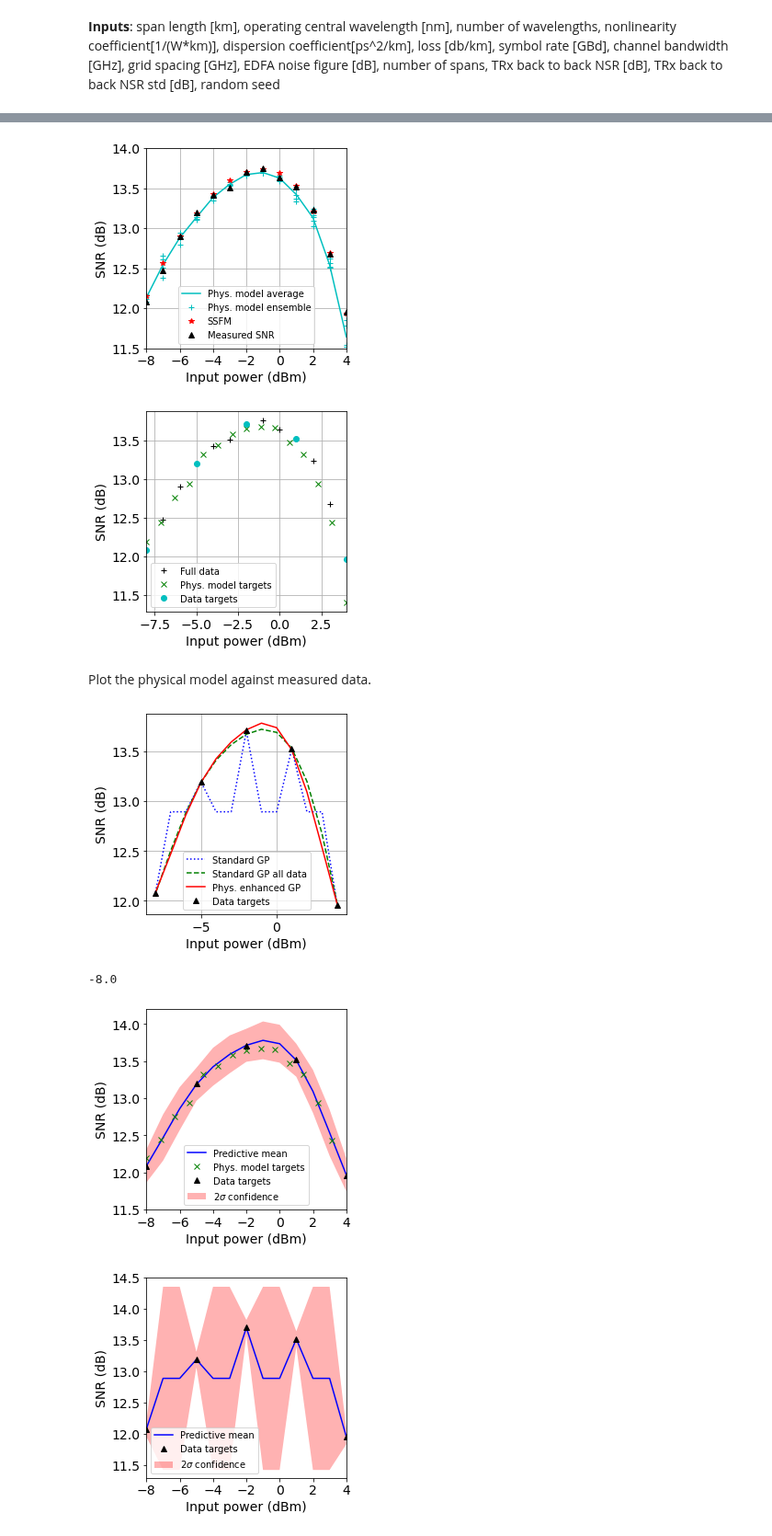
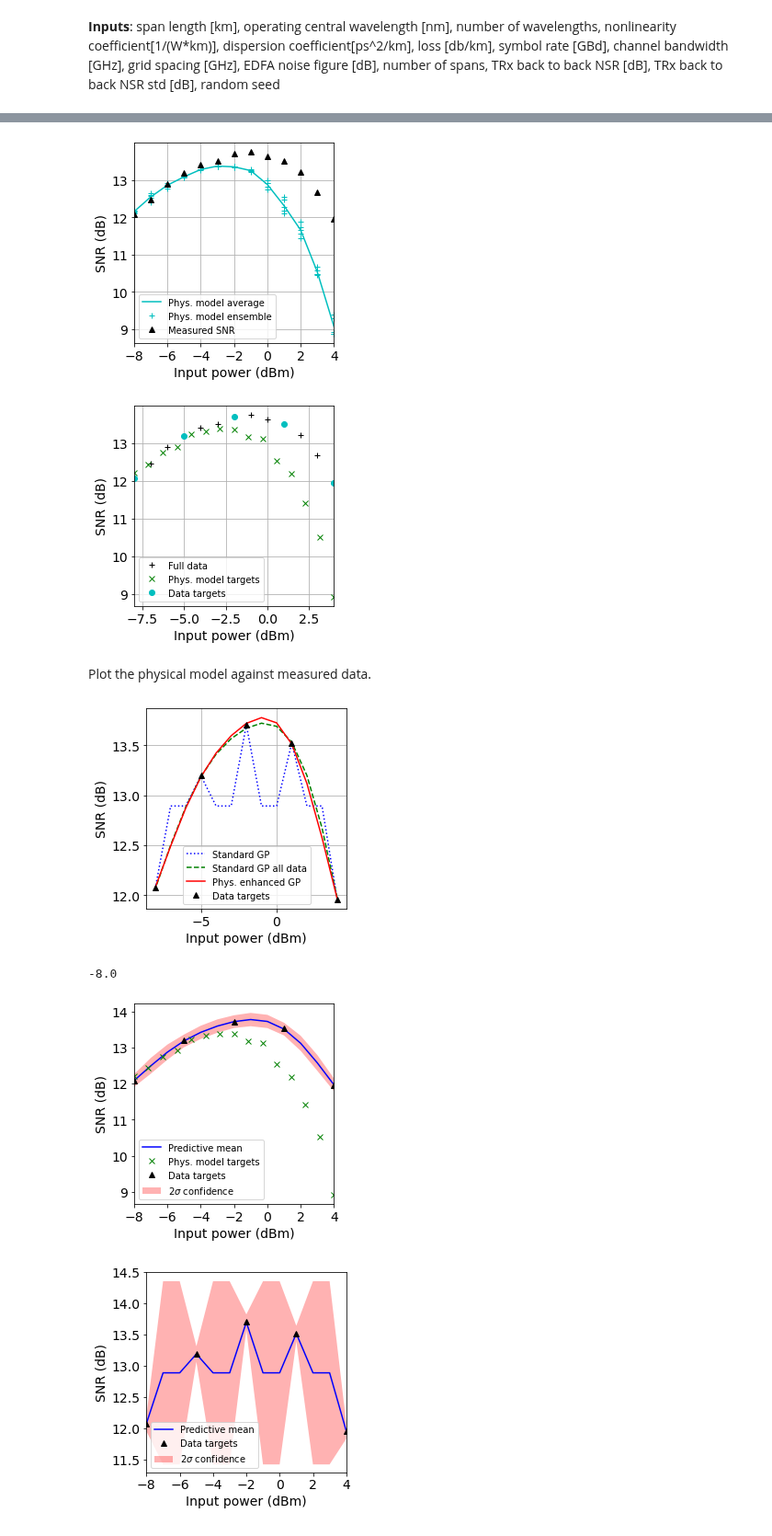
Before and after one commit to joshnevin/physics_enhanced_GPs, a Jupyter notebook: GN_model_enhanced_GPs_comp_d_pvar.ipynb, the cells around one changed output, grey strips where cells are left out. Shown at 92% size. Drawn from its saved outputs; the diff is of its cells as text; code cells hidden in the pictures.

Commit message:
sorted out the SSFM-based physical model

```diff
--- a/GN_model_enhanced_GPs_comp_d_pvar.ipynb
+++ b/GN_model_enhanced_GPs_comp_d_pvar.ipynb
@@ -95,17 +95,15 @@ def convert_to_lin_dbm(x):
     return 1e-3*convert_to_lin(x)
 def predict_snr_david(pch, model, rseed, sig):
     np.random.seed(rseed)
-    #pch_pert = convert_to_dbm( np.array([np.random.normal(i, sig) for i in convert_to_lin_dbm(pch)]) )
     pch_pert = pch + np.random.normal(0, sig, len(pch))
-    #pch_pert = pch + np.random.uniform(-sig, sig, len(pch))
     ASE_0_david = 4.3e-4*1e-3 # W
-    ASE = phys_model.calc_Pase()
-    #ASE = phys_model.calc_Pase_G(25)
+    #ASE = phys_model.calc_Pase()
+    ASE = phys_model.calc_Pase_Nsp(25)
     Pnli = phys_model.calc_eta(pch_pert)*(convert_to_lin_dbm(pch_pert)**3)
+#     trx_btb = 1/29.2
+#     return convert_to_db(1/(1/(convert_to_lin_dbm(pch_pert)/(ASE_0_david*10 + Pnli)) + trx_btb )) # paper values
     trx_btb = 1/29.2
-    return convert_to_db(1/(1/(convert_to_lin_dbm(pch_pert)/(ASE_0_david*10 + Pnli)) + trx_btb )) # paper values
-#     trx_btb = 1/29.2
-#     return convert_to_db(1/(1/(convert_to_lin_dbm(pch_pert)/(ASE + Pnli)) + trx_btb )) # values from formula
+    return convert_to_db(1/(1/(convert_to_lin_dbm(pch_pert)/(ASE + Pnli)) + trx_btb )) # values from formula
 # %% [markdown]
 David's paper: SNR$^{-1}$ = SNR$^{-1}$ + $\mathrm{{SNR}_0}^{-1}$
 $\mathrm{{SNR}_0}=29.2=14.7$dB
@@ -131,7 +136,8 @@ convert_to_db((4.3e-4*1e-3)/(6.63e-34*(3e8/1550e-9)*(convert_to_lin(0.2*100) - 1
 # %%
 placeholder = 1
 #phys_model = GN_model(100, 1550, 1, 0.72, 18, 0.2, 11.5, 40.2, 50, 3, 10, placeholder, placeholder, 4)
-phys_model = GN_model(100, 1550, 1, 0.72, 16.5, 0.2, 11.5, 41.6, 50, 4.6, 10, placeholder, placeholder, 4)
+#phys_model = GN_model(100, 1550, 1, 0.72, 16.5, 0.2, 11.5, 41.6, 50, 4.6, 10, placeholder, placeholder, 4)
+phys_model = GN_model(100, 1550, 1, 1.2, 17, 0.2, 11.5, 41.6, 50, 4.6, 10, placeholder, placeholder, 4)
 # %%
 pch_gn_comp = np.linspace(pch[0], pch[-1], 30)
 snr_phys_david = predict_snr_david(pch_gn_comp, phys_model, 2, 0.5/3)  # ASE and TRx back to back noise are both given by paper
@@ -161,13 +170,15 @@ plt.plot(pch, snr_phys_ensemble[2], 'c+')
 plt.plot(pch, snr_phys_ensemble[3], 'c+')
 plt.plot(pch, snr_phys_ensemble[4], 'c+')
 #plt.plot(pch_gn_comp, snr_phys_ensemble[5], 'b.')
-plt.plot(pch_ssfm[2:-1], snr_ssfm_m[2:-1], 'r*', label = 'SSFM')
 plt.plot(pch, snr, 'k^', label='Measured SNR')
+#plt.plot(pch_ssfm[2:-1], snr_ssfm_m[2:-1], 'r*', label = 'SSFM')
+# plt.plot(pch_comp, snr_comp, 'k^', label='Measured SNR')
+#plt.plot(pch_ssfm, snr_ssfm_m, 'r*', label = 'SSFM')
 #plt.plot(pch_gn_example, snr_phys_example, 'b-', label='Phys. model')
 plt.xlim([pch[-1], pch[0]])
 plt.xticks([-8, -6, -4, -2, 0, 2, 4])
 #plt.xticks([-10, -7.5, -5, -2.5, 0, 2.5, 5 ])
-plt.ylim([11.5, 14])
+#plt.ylim([11.5, 14])
 plt.xlabel("Input power (dBm)")
 plt.ylabel("SNR (dB)")
 plt.legend(prop={'size':10})
@@ -177,9 +188,10 @@ plt.grid()
 #plt.savefig('figures/david_gn_measurements_comp_ppert.pdf', dpi=200,bbox_inches='tight')
 #plt.savefig('figures/final_phys_model_meas_comp.pdf', dpi=200,bbox_inches='tight')
 #plt.savefig('figures/ssfm_comp_david.pdf', dpi=200,bbox_inches='tight')
+plt.savefig('figures/prior_guesses_GN.pdf', dpi=200,bbox_inches='tight')
 plt.show()
 # %% [output]
-[figure, old version]
+[figure, new version]
 # %%
 num_pts_phys = 15
 # %%
@@ -202,7 +214,7 @@ ax.set_aspect(1.0/ax.get_data_ratio(), adjustable='box')
 #plt.savefig('figures/powershifted_gn_comparison.pdf', dpi=200,bbox_inches='tight')
 plt.show()
 # %% [output]
-[figure, old version]
+[figure, new version]
 # %% [markdown]
 Plot the physical model against measured data.
 # %%
@@ -241,7 +253,7 @@ f.patch.set_facecolor('w')
 #plt.savefig('figures/david_pred_mean_comp_ppert.pdf', dpi=200,bbox_inches='tight')
 plt.show()
 # %% [output]
-[figure, old version]
+[figure, new version]
 # %%
 pch[-1]
 # %% [output]
@@ -249,32 +261,33 @@ pch[-1]
 # %%
 f, ax = plt.subplots()
 ax.plot(pch, mu_sk_phys, 'b-', label = 'Predictive mean')
 #ax.plot(pch_shifted, snr,'k+', label = 'All data')
 ax.plot(pch_test, snr_phys_test, 'gx', label = 'Phys. model targets')
 ax.plot(pch_sub, snr_sub,'k^', label = 'Data targets')
 #ax.plot(pch_shifted, phys_model_snr_plt, 'k:', label = 'Phys. model')
 ax.fill(np.concatenate([pch, pch[::-1]]),
             np.concatenate([mu_sk_p2_phys,
                             (mu_sk_n2_phys)[::-1]]),
             alpha=0.3, fc='r', ec='None', label='2$\sigma$ confidence')
 #plt.xlim([pch[-1], pch[0]])
 plt.xlim([-8, 4])
-plt.ylim([11.5, 14.2])
+#plt.ylim([11.5, 14.2])
 plt.xticks([-8, -6, -4, -2, 0, 2, 4])
 #plt.xticks([-10, -7.5, -5, -2.5, 0, 2.5, 5 ])
 #plt.xticks([-6, -4, -2, 0, 2, 4])
 plt.xlabel("Input power (dBm)")
 plt.ylabel("SNR (dB)")
 #plt.title("Physics-enhanced GP")
 plt.legend(prop={'size':10})
 ax.set_aspect(1.0/ax.get_data_ratio(), adjustable='box')
 f.patch.set_facecolor('w')
 #plt.grid()
 #plt.savefig('figures/david_comp_gn_enhanced_gp_ppert.pdf', dpi=200,bbox_inches='tight')
-plt.savefig('figures/final_phys_gp_comp.pdf', dpi=200,bbox_inches='tight')
+#plt.savefig('figures/final_phys_gp_comp.pdf', dpi=200,bbox_inches='tight')
+#plt.savefig('figures/phys_gp_GN_initial.pdf', dpi=200,bbox_inches='tight')
 plt.show()
 # %% [output]
-[figure, old version]
+[figure, new version]
 # %%
 f, ax = plt.subplots()
 ax.plot(pch, mu_sk, 'b-', label = 'Predictive mean')
```
Also changed, not shown: parts of 19 cells of this notebook, 4 other files.
